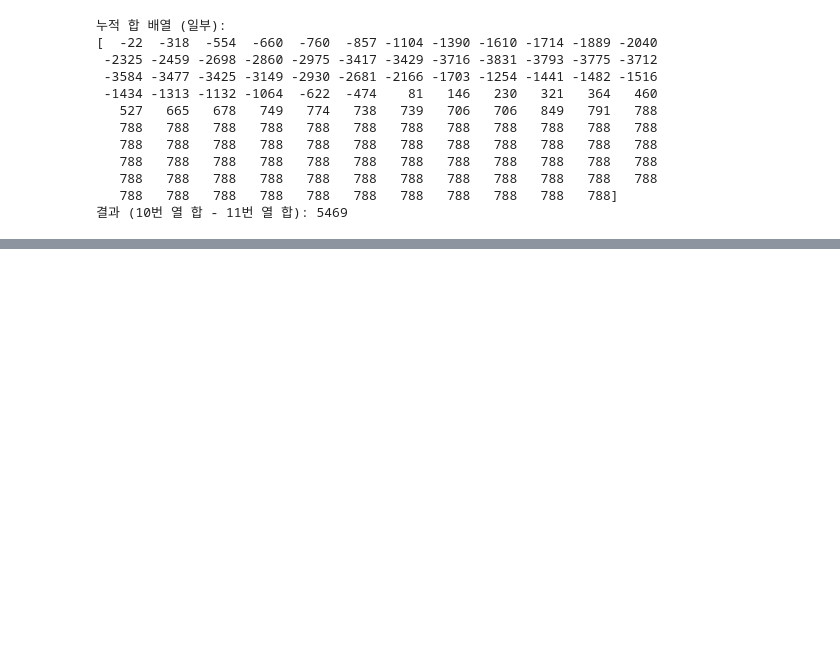
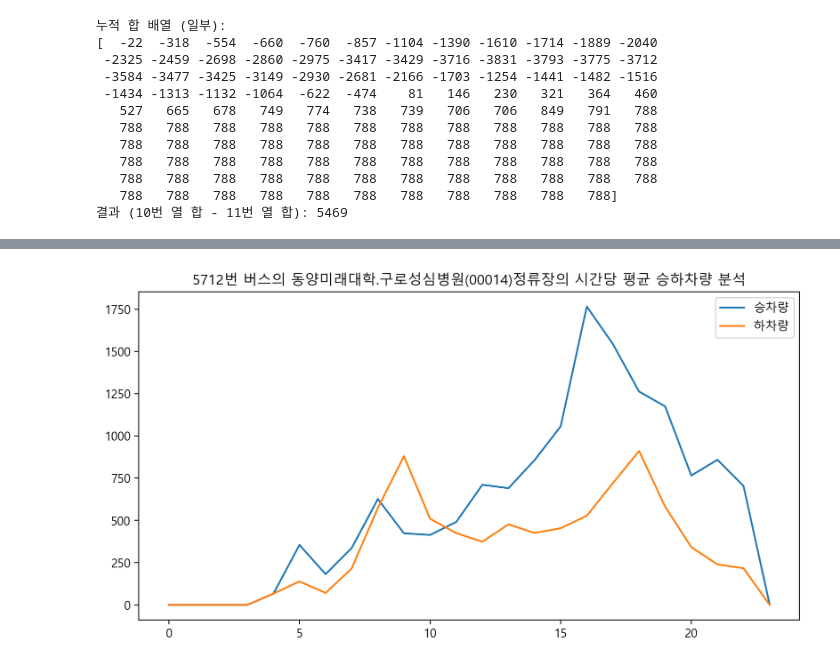
Before and after one commit to yesung05/24-DA-TeamWork, a Jupyter notebook: DA_main.ipynb, the cells around one changed output, grey strips where cells are left out. Cells and saved outputs as stored; diff of their text form; code cells hidden in the pictures; blank space fills up the shorter version.

Commit message:
평균 승하차량 그래프 생성

```diff
--- a/DA_main.ipynb
+++ b/DA_main.ipynb
@@ -394,0 +361,14 @@ plt.show()
+# %%
+
+
+#승하승하승사승하 01234567
+#시간*2+1 = 승차량
+#시간*2 = 하차량
+plt.figure(figsize=(10,5))
+plt.title(f"{selbus}번 버스의 {selstation}정류장의 시간당 평균 승하차량 분석")
+plt.plot(range(24), BusAryDict[selbus][stationIndex][0::2], label = '승차량')
+plt.plot(range(24), BusAryDict[selbus][stationIndex][1::2], label = '하차량')
+plt.legend()
+plt.show()
+# %% [output]
+[figure, added]
```
Also changed, not shown: parts of 5 cells of this notebook.
